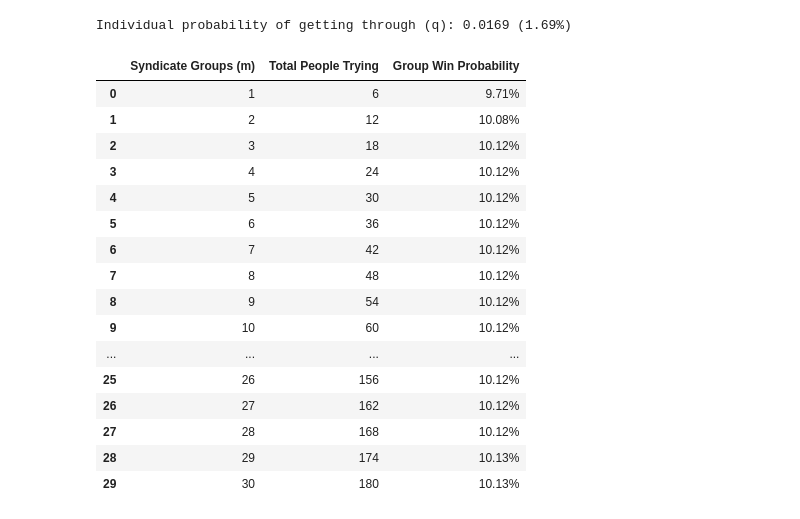
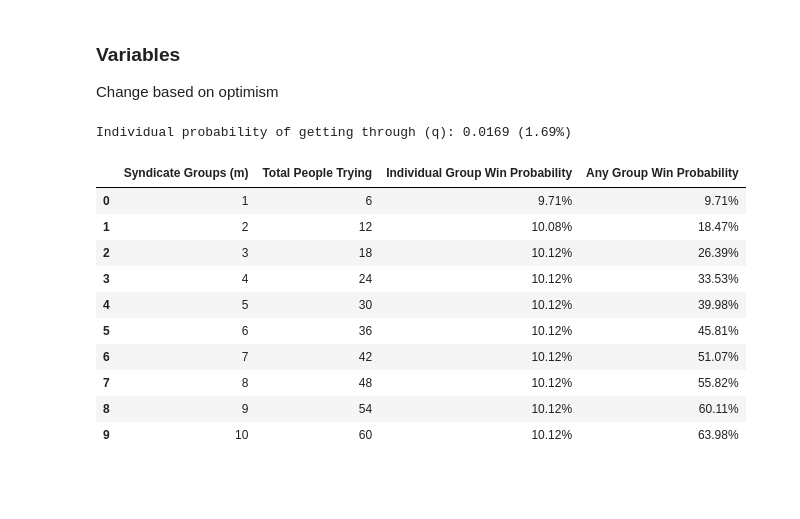
Before and after one commit to simonEllershaw/glastonbury, a Jupyter notebook: ticket_modelling.ipynb, the cells around one changed output. Saved outputs shown, nothing was run; the diff lists cells and outputs as text; code cells hidden in the pictures; blank space fills up the shorter version.

```diff
--- a/ticket_modelling.ipynb
+++ b/ticket_modelling.ipynb
@@ -17,8 +51,12 @@ Feel free to change these
+# %% [markdown]
+### Variables
+
+Change based on optimism
 # %%
 N = 2_500_000 * 0.8  # Total active applicants trying on the day (2.5M is total registered)
 c = 4         # Average number of tickets bought per group
 T = 135_000     # Total general admission tickets available
 n = 6           # Number of people per group
-max_m = 30      # Maximum number of groups in the syndicate to model
+max_m = 10      # Maximum number of groups in the syndicate to model
 # %%
 # Calculate the independent probability of one person getting through (q)
@@ -39,6 +76,8 @@ for m in m_values:
     k = np.arange(total_people + 1)
 
     # Calculate the binomial probability for exactly 'k' successes
+    # Technically this is with replacement but there's lots of tickets
+    # So a fair approx
     # P(S = k)
     probabilities = binom.pmf(k, total_people, q)
 
@@ -55,34 +94,30 @@ for m in m_values:
     results.append({
         "Syndicate Groups (m)": m,
         "Total People Trying": total_people,
-        "Group Win Probability": group_ticket_prob
+        "Individual Group Win Probability": group_ticket_prob,
+        "Any Group Win Probability": (1 - (1 - q) ** total_people)
     })
 # %%
 df = pd.DataFrame(results)
 
 # Format the probability as a percentage for the table
 df_display = df.copy()
-df_display['Group Win Probability'] = (df_display['Group Win Probability'] * 100).round(2).astype(str) + '%'
+df_display['Individual Group Win Probability'] = (df_display['Individual Group Win Probability'] * 100).round(2).astype(str) + '%'
+df_display['Any Group Win Probability'] = (df_display['Any Group Win Probability'] * 100).round(2).astype(str) + '%'
 
 df_display
 # %% [output]
-|  | Syndicate Groups (m) | Total People Trying | Group Win Probability |
-| 0 | 1 | 6 | 9.71% |
-| 1 | 2 | 12 | 10.08% |
-| 2 | 3 | 18 | 10.12% |
-| 3 | 4 | 24 | 10.12% |
-| 4 | 5 | 30 | 10.12% |
-| 5 | 6 | 36 | 10.12% |
-| 6 | 7 | 42 | 10.12% |
-| 7 | 8 | 48 | 10.12% |
-| 8 | 9 | 54 | 10.12% |
-| 9 | 10 | 60 | 10.12% |
-| ... | ... | ... | ... |
-| 25 | 26 | 156 | 10.12% |
-| 26 | 27 | 162 | 10.12% |
-| 27 | 28 | 168 | 10.12% |
-| 28 | 29 | 174 | 10.13% |
-| 29 | 30 | 180 | 10.13% |
+|  | Syndicate Groups (m) | Total People Trying | Individual Group Win Probability | Any Group Win Probability |
+| 0 | 1 | 6 | 9.71% | 9.71% |
+| 1 | 2 | 12 | 10.08% | 18.47% |
+| 2 | 3 | 18 | 10.12% | 26.39% |
+| 3 | 4 | 24 | 10.12% | 33.53% |
+| 4 | 5 | 30 | 10.12% | 39.98% |
+| 5 | 6 | 36 | 10.12% | 45.81% |
+| 6 | 7 | 42 | 10.12% | 51.07% |
+| 7 | 8 | 48 | 10.12% | 55.82% |
+| 8 | 9 | 54 | 10.12% | 60.11% |
+| 9 | 10 | 60 | 10.12% | 63.98% |
 # %%
 plt.figure(figsize=(10, 6))
 plt.plot(
```
Also changed, not shown: parts of 6 cells of this notebook, 2 other files.
